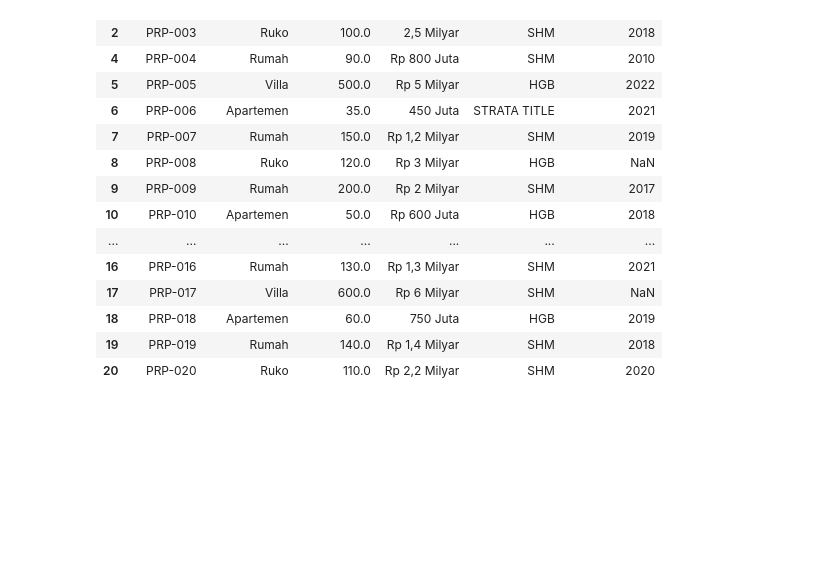
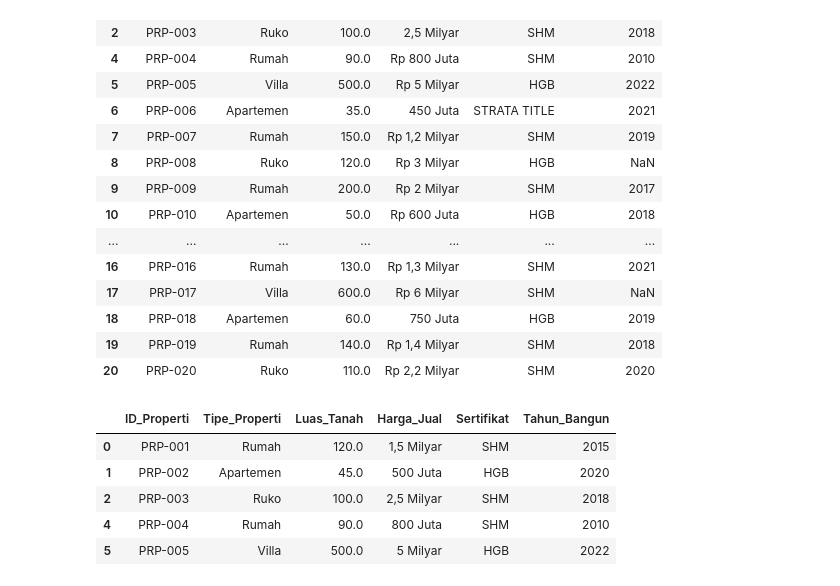
Before and after one commit to rottiiibakarr/Latihan_Data_Analyst, a Jupyter notebook: latihan_soal1.13expert.ipynb, the cells around one changed output. Saved outputs shown, nothing was run; the diff lists cells and outputs as text; code cells hidden in the pictures; blank space fills up the shorter version.

```diff
--- a/latihan_soal1.13expert.ipynb
+++ b/latihan_soal1.13expert.ipynb
@@ -110,3 +110,15 @@ df
 | 18 | PRP-018 | Apartemen | 60.0 | 750 Juta | HGB | 2019 |
 | 19 | PRP-019 | Rumah | 140.0 | Rp 1,4 Milyar | SHM | 2018 |
 | 20 | PRP-020 | Ruko | 110.0 | Rp 2,2 Milyar | SHM | 2020 |
+# %%
+# 5. Cleaning Harga_Jual
+# A
+df['Harga_Jual'] = df['Harga_Jual'].str.strip().str.replace('Rp', '') # Menghapus whitespace/spasi, lalu mengganti 'Rp' dengan string kosong
+df.head()
+# %% [output]
+|  | ID_Properti | Tipe_Properti | Luas_Tanah | Harga_Jual | Sertifikat | Tahun_Bangun |
+| 0 | PRP-001 | Rumah | 120.0 | 1,5 Milyar | SHM | 2015 |
+| 1 | PRP-002 | Apartemen | 45.0 | 500 Juta | HGB | 2020 |
+| 2 | PRP-003 | Ruko | 100.0 | 2,5 Milyar | SHM | 2018 |
+| 4 | PRP-004 | Rumah | 90.0 | 800 Juta | SHM | 2010 |
+| 5 | PRP-005 | Villa | 500.0 | 5 Milyar | HGB | 2022 |
```
Also changed, not shown: parts of 12 cells of this notebook.
